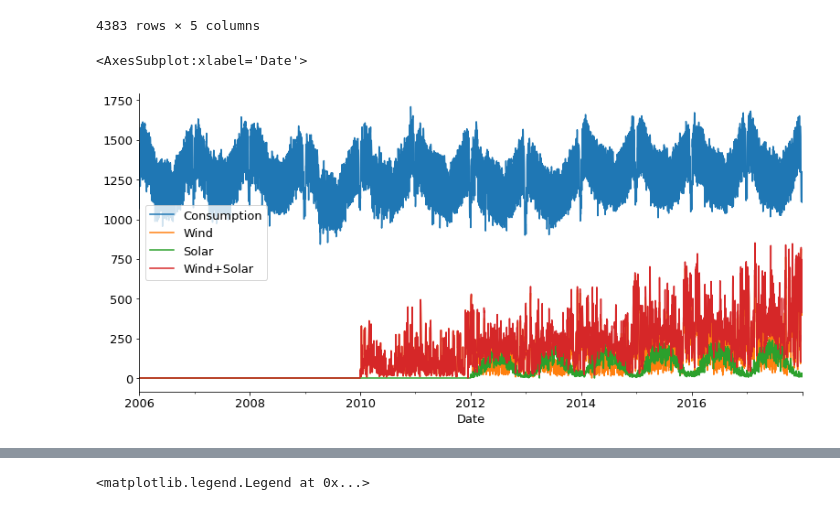
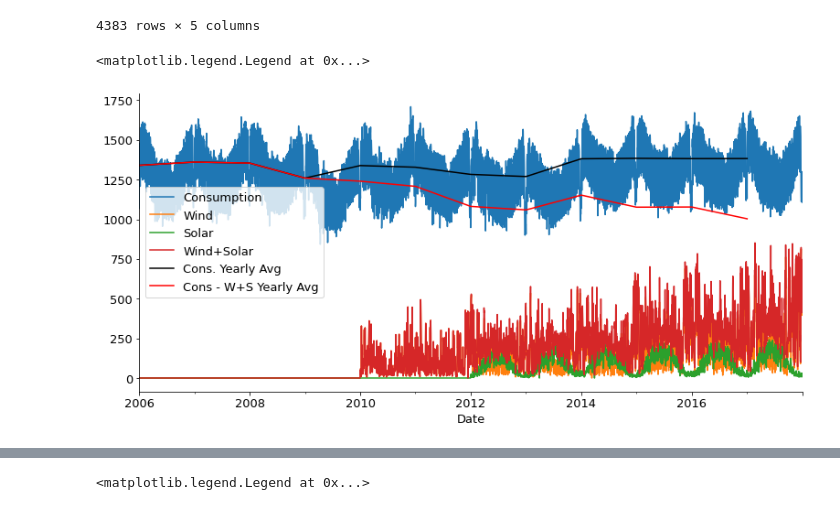
Before and after one commit to Jason-Tellez/time-series-exercises, a Jupyter notebook: explore.ipynb, the cells around one changed output, grey strips where cells are left out. Saved outputs shown, nothing was run; the diff lists cells and outputs as text; code cells hidden in the pictures.

```diff
--- a/explore.ipynb
+++ b/explore.ipynb
@@ -212,9 +212,12 @@ df.Solar.fillna(0, inplace=True)
 df['Wind+Solar'] = df.Wind + df.Solar
 # %%
 df.plot()
+df.resample('Y').Consumption.mean().plot(color='black')
+(df.resample('Y').Consumption.mean() - df.resample('Y')['Wind+Solar'].mean()).plot(color='red')
+plt.legend(['Consumption', 'Wind', 'Solar', 'Wind+Solar', 'Cons. Yearly Avg', 'Cons - W+S Yearly Avg'])
 # %% [output]
-<AxesSubplot:xlabel='Date'>
+<matplotlib.legend.Legend at 0x...>
-[figure, old version]
+[figure, new version]
 # %%
 plt.figure(figsize=(10,10))
 df.resample('Y').plot()
```
Also changed, not shown: parts of 2 cells of this notebook.
